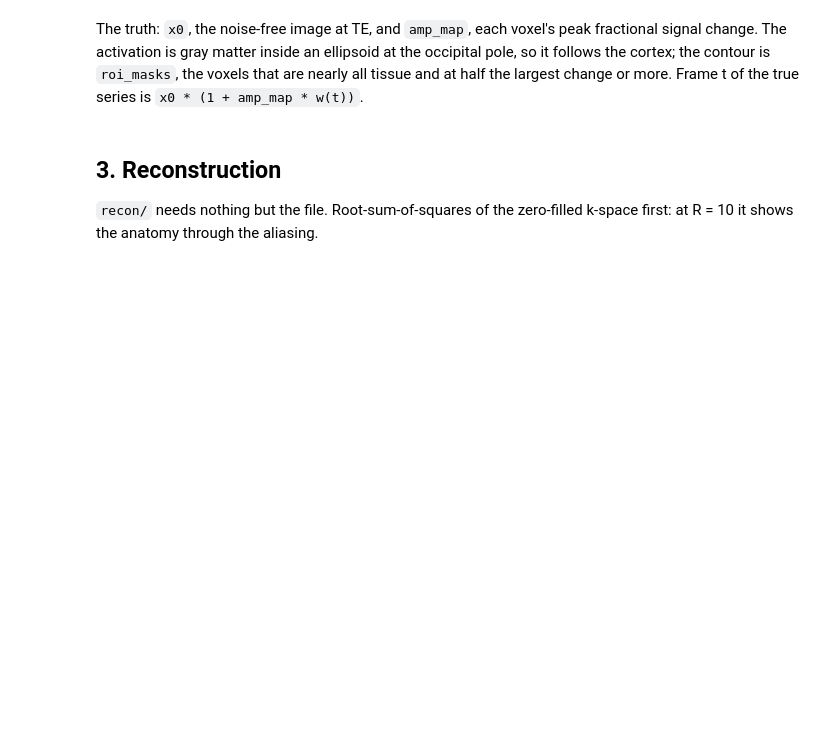
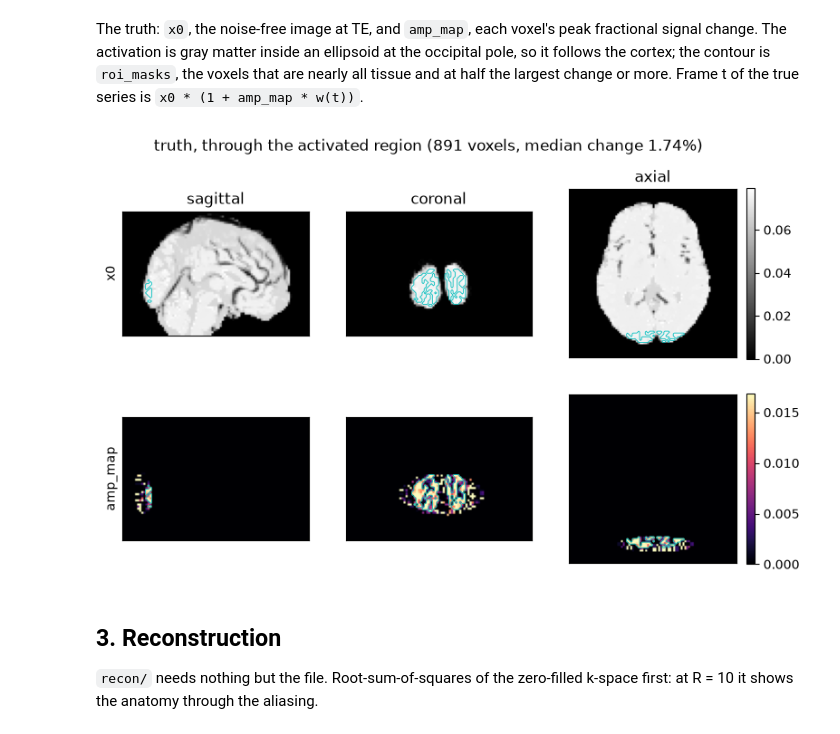
Before and after one commit to rextlfung/ArbEPI-python, a Jupyter notebook: simulate-fmri/demo.ipynb, the cells around one changed output. Cells and saved outputs as stored; diff of their text form; code cells hidden in the pictures; blank space fills up the shorter version.

```diff
--- a/simulate-fmri/demo.ipynb
+++ b/simulate-fmri/demo.ipynb
@@ -149,7 +185,10 @@ voxels that are nearly all tissue and at half the largest change or more. Frame
 # %%
 center = np.round(np.argwhere(roi).mean(axis=0)).astype(int)
 show({"x0": x0, "amp_map": amp_map}, center=center, contour=roi, cmaps={"amp_map": "magma"},
-     title=f"truth, through the activated region ({roi.sum()} voxels, median change {100 * amp:.2f}%)")
+     title=f"truth, through the activated region ({roi.sum()} voxels, "
+           f"median change {100 * amp:.2f}%)")
+# %% [output]
+[figure, added]
 # %% [markdown]
 ## 3. Reconstruction
 
```
Also changed, not shown: parts of 15 cells of this notebook, 2 other files.
